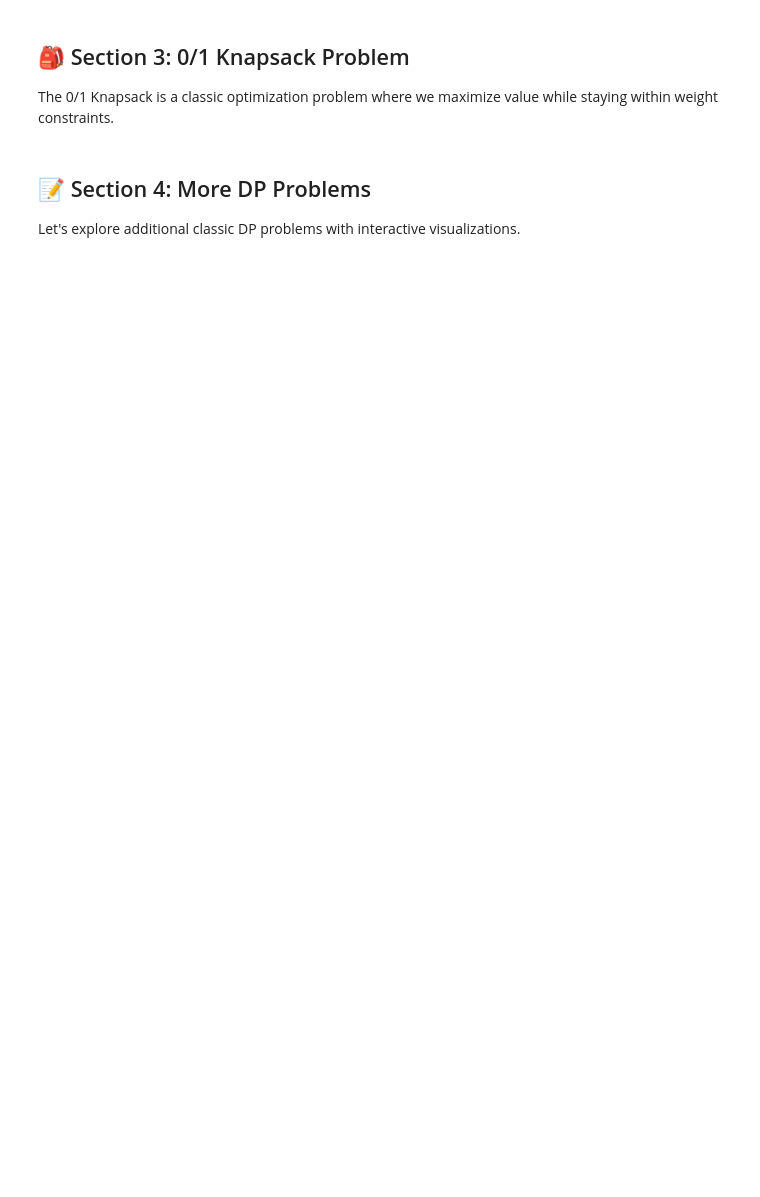
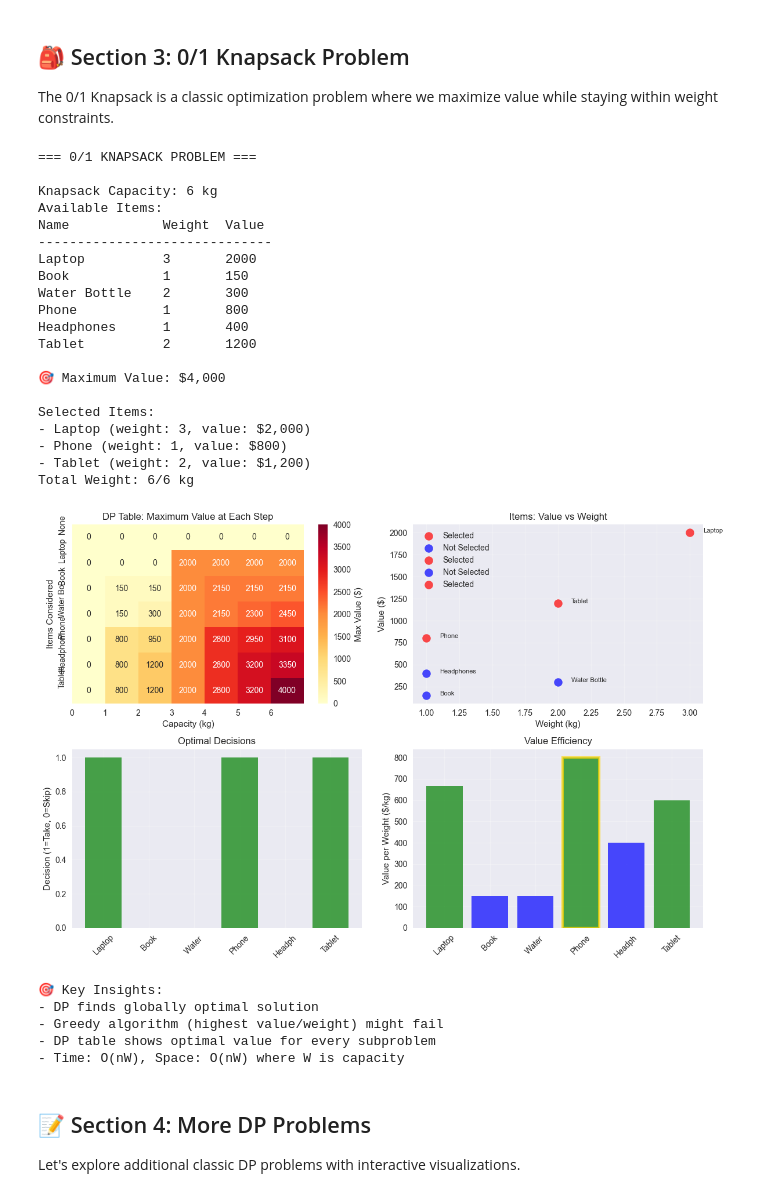
Before and after one commit to exploreborders/Data_Structures, a Jupyter notebook: notebooks/chapter_10_dynamic_programming.ipynb, the cells around one changed output. Cells and saved outputs as stored; diff of their text form; code cells hidden in the pictures; blank space fills up the shorter version.

```diff
--- a/notebooks/chapter_10_dynamic_programming.ipynb
+++ b/notebooks/chapter_10_dynamic_programming.ipynb
@@ -324,15 +201,28 @@ values = [item['value'] for item in items]
 
 # Solve with both approaches
 max_value_memo, selected_memo = dp.knapsack_01_memoization(weights, values, capacity)
-max_value_tab, dp_table = dp.knapsack_01_tabulation(weights, values, capacity)
+max_value_tab, selected_tab = dp.knapsack_01_tabulation(weights, values, capacity)
+
+# Create DP table for visualization
+n = len(weights)
+dp_table = [[0] * (capacity + 1) for _ in range(n + 1)]
+
+# Fill the table (same logic as in the method)
+for i in range(1, n + 1):
+    for w in range(capacity + 1):
+        # Don't take item i
+        dp_table[i][w] = dp_table[i-1][w]
+
+        # Take item i if it fits
+        if weights[i-1] <= w:
+            dp_table[i][w] = max(dp_table[i][w], values[i-1] + dp_table[i-1][w - weights[i-1]])
 
 print(f"\n🎯 Maximum Value: ${max_value_memo:,}")
 print("\nSelected Items:")
 total_weight = 0
-for i, selected in enumerate(selected_memo):
-    if selected:
-        print(f"- {items[i]['name']} (weight: {items[i]['weight']}, value: ${items[i]['value']:,})")
-        total_weight += items[i]['weight']
+for i in selected_memo:  # selected_memo contains indices of selected items
+    print(f"- {items[i]['name']} (weight: {items[i]['weight']}, value: ${items[i]['value']:,})")
+    total_weight += items[i]['weight']
 print(f"Total Weight: {total_weight}/{capacity} kg")
 
 # Visualize DP table
@@ -351,8 +241,10 @@ plt.yticks(range(len(items) + 1), ['None'] + [item['name'][:8] for item in items
 plt.subplot(2, 2, 2)
 weights_plot = [item['weight'] for item in items]
 values_plot = [item['value'] for item in items]
-colors = ['red' if selected else 'blue' for selected in selected_memo]
-labels = ['Selected' if selected else 'Not Selected' for selected in selected_memo]
+# Convert selected indices to boolean array
+selected_bool = [i in selected_memo for i in range(len(items))]
+colors = ['red' if selected else 'blue' for selected in selected_bool]
+labels = ['Selected' if selected else 'Not Selected' for selected in selected_bool]
 
 for i, item in enumerate(items):
     plt.scatter(item['weight'], item['value'],
@@ -369,40 +261,67 @@ plt.grid(True, alpha=0.3)
 # Decision tree visualization (conceptual)
 plt.subplot(2, 2, 3)
 # This would be complex to implement, so we'll show a simplified version
-decisions = [''] * (len(items) * 2)
-for i, selected in enumerate(selected_memo):
-    decisions[i] = 'Take' if selected else 'Skip'
+decisions = ['Skip'] * len(items)  # Default to skip
+for i in selected_memo:  # selected_memo contains indices of selected items
+    decisions[i] = 'Take'
 
-plt.bar(range(len(items)), [1 if selected else 0 for selected in selected_memo],
-       color=['green' if selected else 'red' for selected in selected_memo],
+plt.bar(range(len(items)), [1 if decision == 'Take' else 0 for decision in decisions],
+       color=['green' if decision == 'Take' else 'red' for decision in decisions],
        alpha=0.7)
 plt.xticks(range(len(items)), [item['name'][:6] for item in items], rotation=45)
 plt.ylabel('Decision (1=Take, 0=Skip)')
 plt.title('Optimal Decisions')
 plt.grid(True, alpha=0.3)
 
 # Value efficiency
 plt.subplot(2, 2, 4)
 efficiency = [item['value'] / item['weight'] for item in items]
 bars = plt.bar(range(len(items)), efficiency,
-              color=['green' if selected else 'blue' for selected in selected_memo],
+              color=['green' if i in selected_memo else 'blue' for i in range(len(items))],
               alpha=0.7)
 plt.xticks(range(len(items)), [item['name'][:6] for item in items], rotation=45)
 plt.ylabel('Value per Weight ($/kg)')
 plt.title('Value Efficiency')
 plt.grid(True, alpha=0.3)
 
 # Highlight greedy choice
 best_greedy_idx = np.argmax(efficiency)
 bars[best_greedy_idx].set_edgecolor('gold')
 bars[best_greedy_idx].set_linewidth(3)
 
 plt.tight_layout()
 plt.show()
 
 print("\n🎯 Key Insights:")
 print("- DP finds globally optimal solution")
 print("- Greedy algorithm (highest value/weight) might fail")
 print("- DP table shows optimal value for every subproblem")
 print("- Time: O(nW), Space: O(nW) where W is capacity")
+# %% [output]
+=== 0/1 KNAPSACK PROBLEM ===
+
+Knapsack Capacity: 6 kg
+Available Items:
+Name            Weight  Value
+------------------------------
+Laptop          3       2000
+Book            1       150
+Water Bottle    2       300
+Phone           1       800
+Headphones      1       400
+Tablet          2       1200
+
+🎯 Maximum Value: $4,000
+
+Selected Items:
+- Laptop (weight: 3, value: $2,000)
+- Phone (weight: 1, value: $800)
+- Tablet (weight: 2, value: $1,200)
+Total Weight: 6/6 kg
+[figure, added]
+🎯 Key Insights:
+- DP finds globally optimal solution
+- Greedy algorithm (highest value/weight) might fail
+- DP table shows optimal value for every subproblem
+- Time: O(nW), Space: O(nW) where W is capacity
 # %%
```
Also changed, not shown: parts of 6 cells of this notebook, 5 other files.
